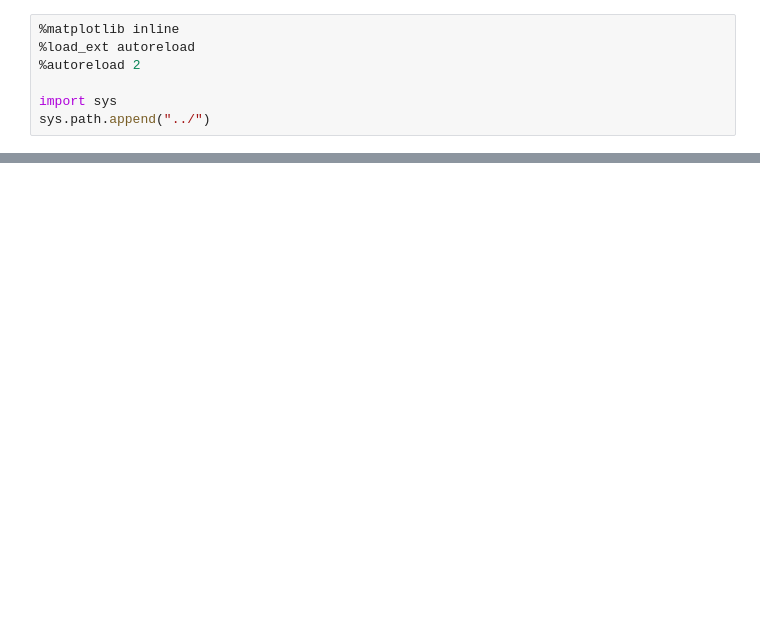
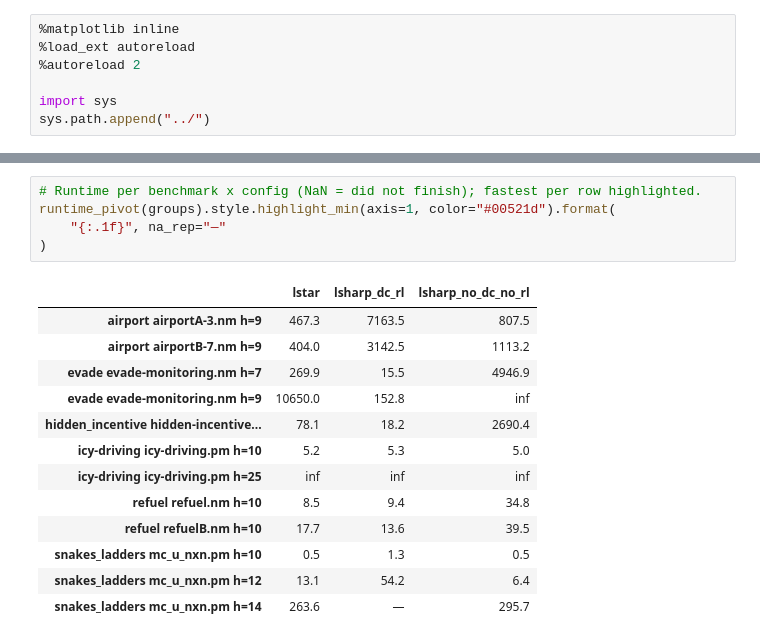
Before and after one commit to lukovdm/monitor-conformence, a Jupyter notebook: notebooks/Analysis.ipynb, the cells around one changed output, grey strips where cells are left out. Cells and saved outputs as stored; diff of their text form; blank space fills up the shorter version.

```diff
--- a/notebooks/Analysis.ipynb
+++ b/notebooks/Analysis.ipynb
@@ -421,0 +195,19 @@ plt.show()
+# %%
+# Runtime per benchmark x config (NaN = did not finish); fastest per row highlighted.
+runtime_pivot(groups).style.highlight_min(axis=1, color="#00521d").format(
+    "{:.1f}", na_rep="—"
+)
+# %% [output]
+|  | lstar | lsharp_dc_rl | lsharp_no_dc_no_rl |
+| airport airportA-3.nm h=9 | 467.3 | 7163.5 | 807.5 |
+| airport airportB-7.nm h=9 | 404.0 | 3142.5 | 1113.2 |
+| evade evade-monitoring.nm h=7 | 269.9 | 15.5 | 4946.9 |
+| evade evade-monitoring.nm h=9 | 10650.0 | 152.8 | inf |
+| hidden_incentive hidden-incentive... | 78.1 | 18.2 | 2690.4 |
+| icy-driving icy-driving.pm h=10 | 5.2 | 5.3 | 5.0 |
+| icy-driving icy-driving.pm h=25 | inf | inf | inf |
+| refuel refuel.nm h=10 | 8.5 | 9.4 | 34.8 |
+| refuel refuelB.nm h=10 | 17.7 | 13.6 | 39.5 |
+| snakes_ladders mc_u_nxn.pm h=10 | 0.5 | 1.3 | 0.5 |
+| snakes_ladders mc_u_nxn.pm h=12 | 13.1 | 54.2 | 6.4 |
+| snakes_ladders mc_u_nxn.pm h=14 | 263.6 | — | 295.7 |
```
Also changed, not shown: parts of 9 cells of this notebook, 5 other files.
